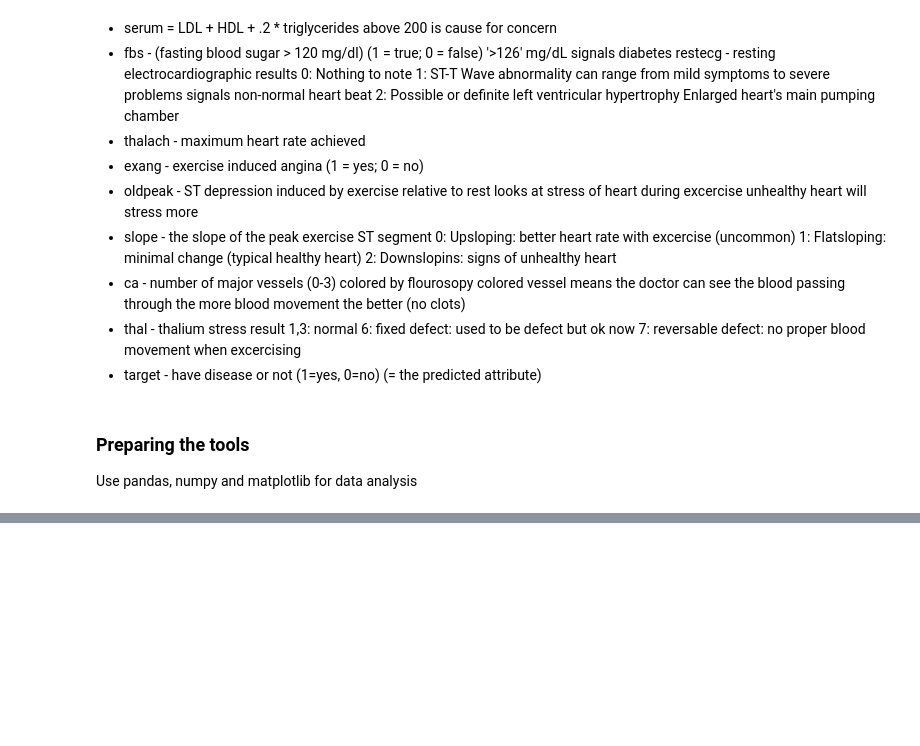
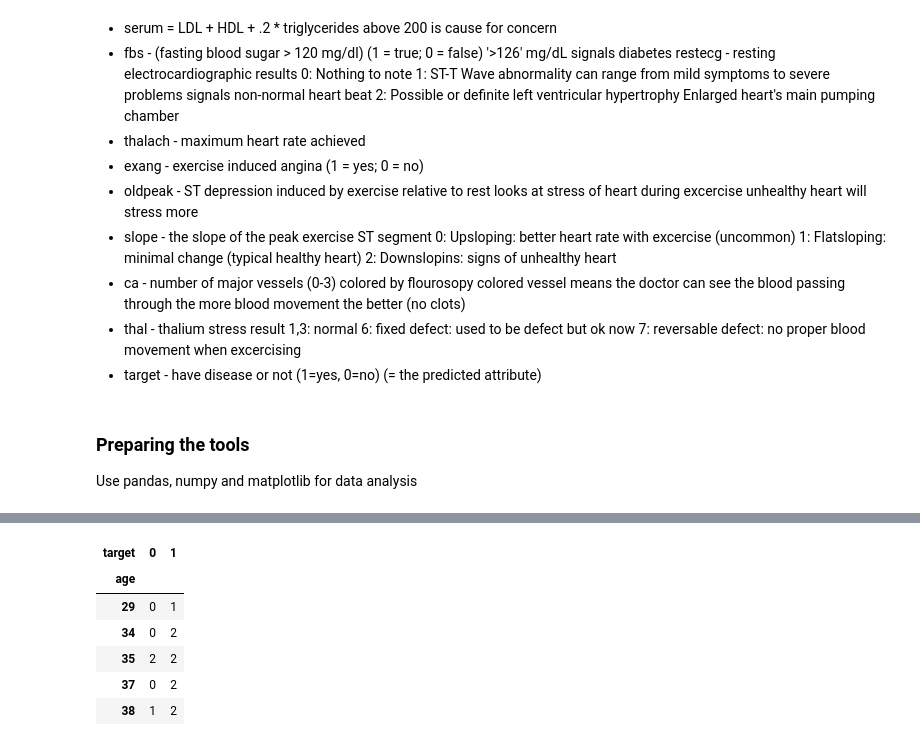
Before and after one commit to Nikhil-Patil-Web/Heart-Disease-Tracker, a Jupyter notebook: Heart-Disease-Predicter.ipynb, the cells around one changed output, grey strips where cells are left out. Cells and saved outputs as stored; diff of their text form; code cells hidden in the pictures; blank space fills up the shorter version.

```diff
--- a/Heart-Disease-Predicter.ipynb
+++ b/Heart-Disease-Predicter.ipynb
@@ -188,0 +213,10 @@ df.describe()
+# %%
+pd.crosstab(df.age, df.target).head()
+# %% [output]
+| target | 0 | 1 |
+| age |  |  |
+| 29 | 0 | 1 |
+| 34 | 0 | 2 |
+| 35 | 2 | 2 |
+| 37 | 0 | 2 |
+| 38 | 1 | 2 |
```
Also changed, not shown: parts of 25 cells of this notebook.
